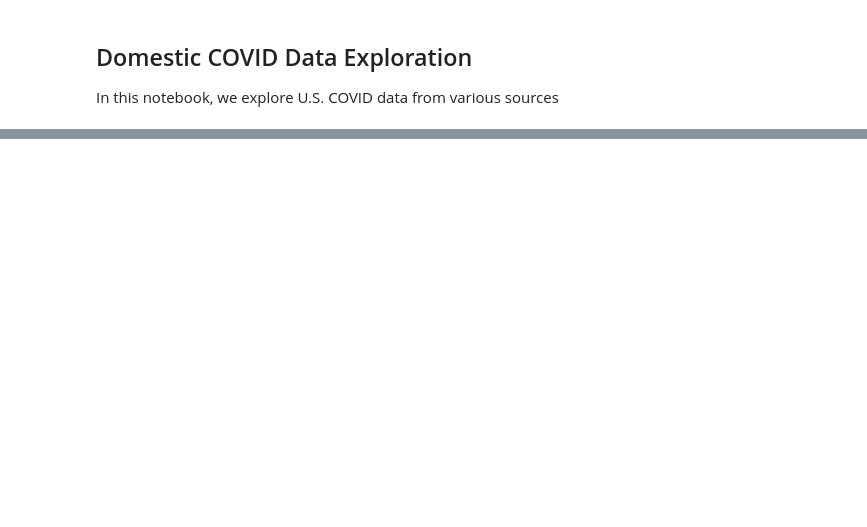
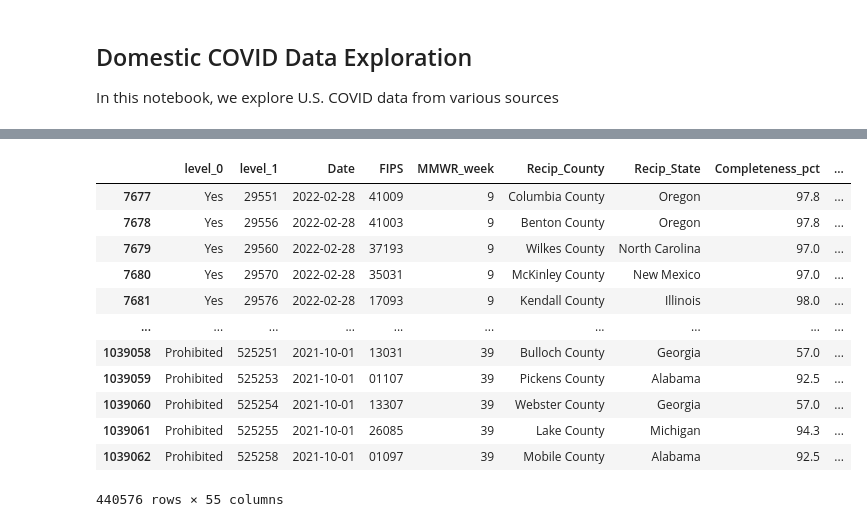
Before and after one commit to youribenadjaoud/mph-thesis, a Jupyter notebook: src/notebooks/domestic_exploration.ipynb, the cells around one changed output, grey strips where cells are left out. Saved outputs shown, nothing was run; the diff lists cells and outputs as text; code cells hidden in the pictures; blank space fills up the shorter version.

```diff
--- a/src/notebooks/domestic_exploration.ipynb
+++ b/src/notebooks/domestic_exploration.ipynb
@@ -21,0 +155,25 @@ df_vacc_man.head()
+# %%
+start_date = '2021-10-01'
+end_date = '2022-02-28'
+
+after_start_date = vacc_all_cdc['Date'] >= start_date
+before_end_date = vacc_all_cdc['Date'] <= end_date
+
+between_two_dates = after_start_date & before_end_date
+
+vacc_all_dates = vacc_all_cdc.loc[between_two_dates]
+vacc_all_dates
+# %% [output]
+|  | level_0 | level_1 | Date | FIPS | MMWR_week | Recip_County | Recip_State | Completeness_pct | ... |
+| 7677 | Yes | 29551 | 2022-02-28 | 41009 | 9 | Columbia County | Oregon | 97.8 | ... |
+| 7678 | Yes | 29556 | 2022-02-28 | 41003 | 9 | Benton County | Oregon | 97.8 | ... |
+| 7679 | Yes | 29560 | 2022-02-28 | 37193 | 9 | Wilkes County | North Carolina | 97.0 | ... |
+| 7680 | Yes | 29570 | 2022-02-28 | 35031 | 9 | McKinley County | New Mexico | 97.0 | ... |
+| 7681 | Yes | 29576 | 2022-02-28 | 17093 | 9 | Kendall County | Illinois | 98.0 | ... |
+| ... | ... | ... | ... | ... | ... | ... | ... | ... | ... |
+| 1039058 | Prohibited | 525251 | 2021-10-01 | 13031 | 39 | Bulloch County | Georgia | 57.0 | ... |
+| 1039059 | Prohibited | 525253 | 2021-10-01 | 01107 | 39 | Pickens County | Alabama | 92.5 | ... |
+| 1039060 | Prohibited | 525254 | 2021-10-01 | 13307 | 39 | Webster County | Georgia | 57.0 | ... |
+| 1039061 | Prohibited | 525255 | 2021-10-01 | 26085 | 39 | Lake County | Michigan | 94.3 | ... |
+| 1039062 | Prohibited | 525258 | 2021-10-01 | 01097 | 39 | Mobile County | Alabama | 92.5 | ... |
+440576 rows × 55 columns
```
Also changed, not shown: parts of 17 cells of this notebook, 4 other files.
